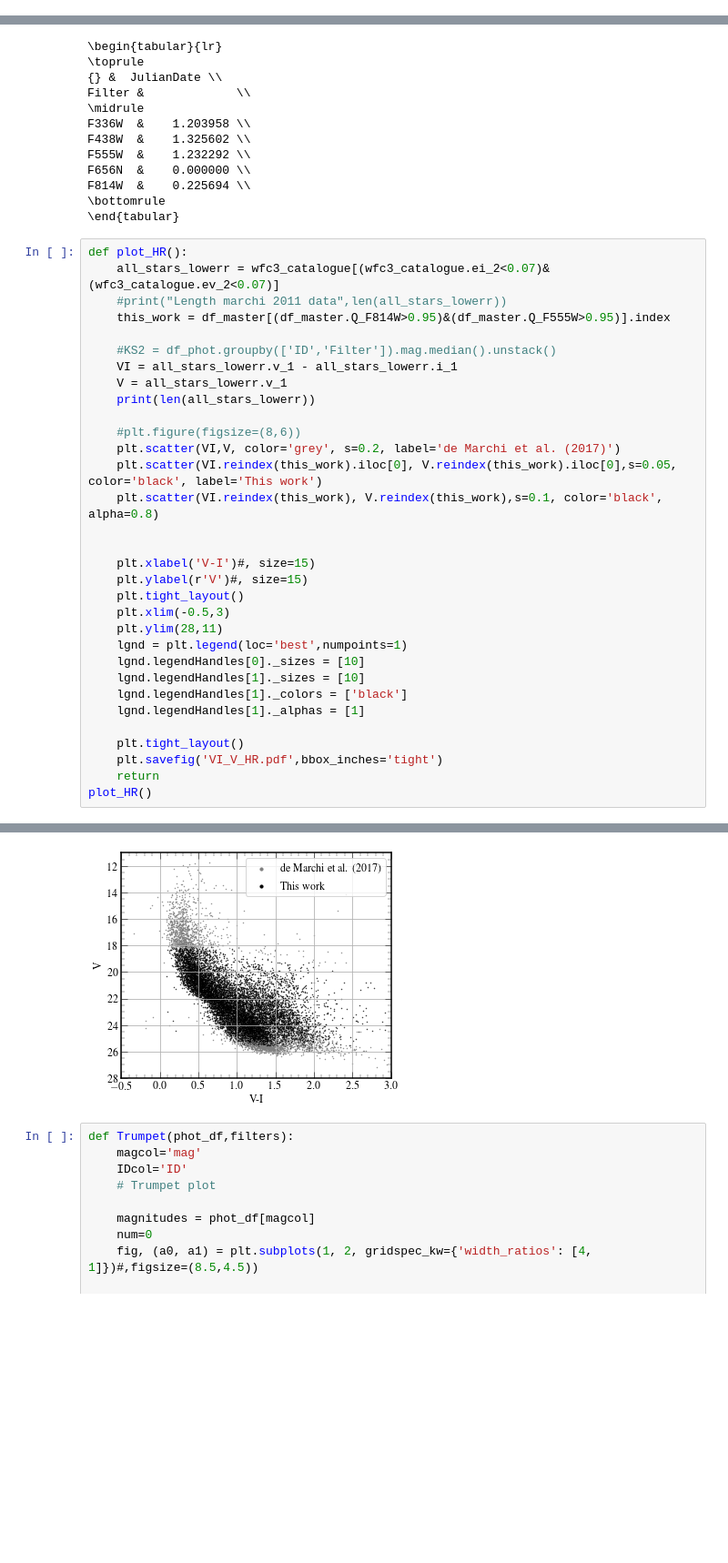
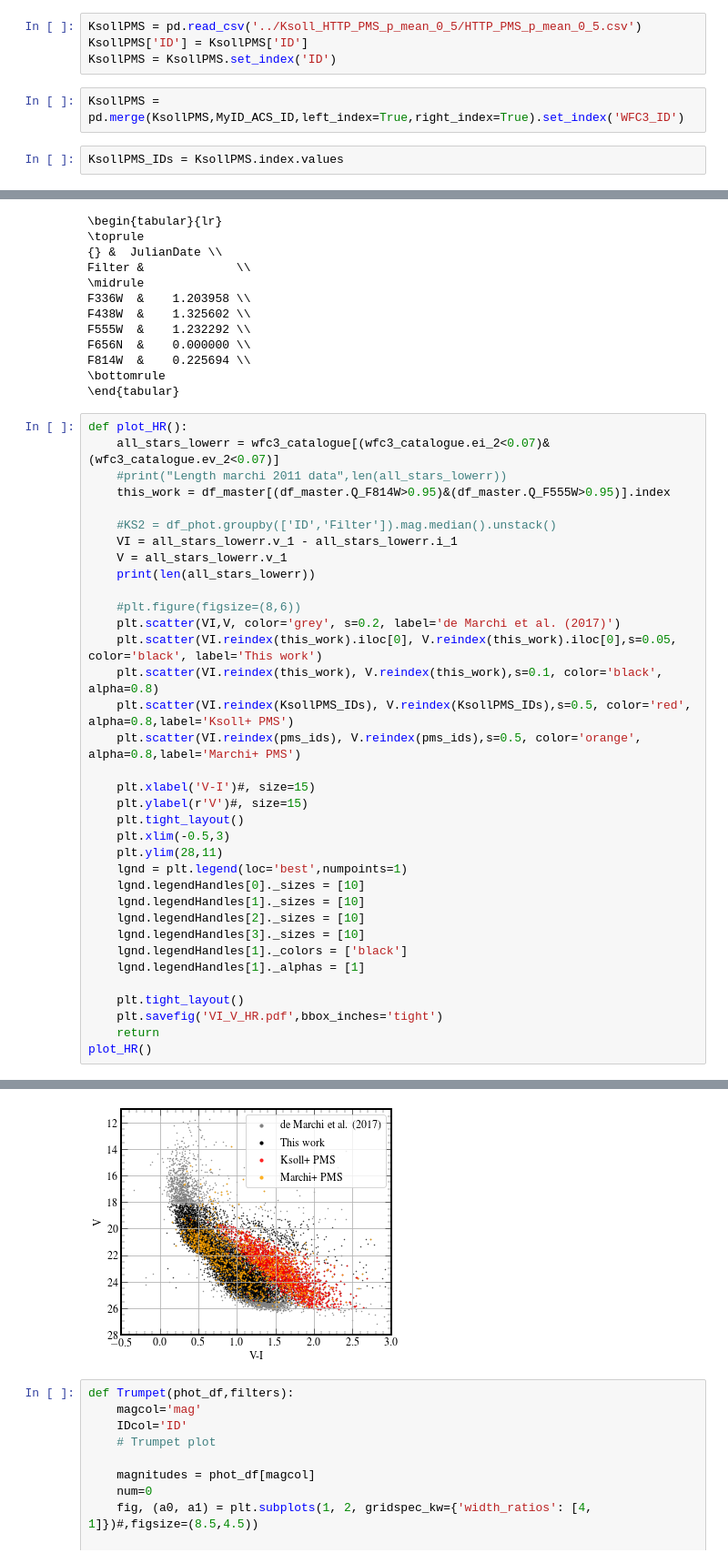
Before and after one commit to LuukOudshoorn25/KS2Analysis, a Jupyter notebook: 30Dor_KS2/KS2 Analysis.ipynb, the cells around one changed output, grey strips where cells are left out. Shown at 91% size. Cells and saved outputs as stored; diff of their text form; blank space fills up the shorter version.

```diff
--- a/30Dor_KS2/KS2 Analysis.ipynb
+++ b/30Dor_KS2/KS2 Analysis.ipynb
@@ -216,6 +216,14 @@ def Q_plot():
 Q_plot()
 # %% [output]
 [figure]
+# %%
+KsollPMS = pd.read_csv('../Ksoll_HTTP_PMS_p_mean_0_5/HTTP_PMS_p_mean_0_5.csv')
+KsollPMS['ID'] = KsollPMS['ID']
+KsollPMS = KsollPMS.set_index('ID')
+# %%
+KsollPMS = pd.merge(KsollPMS,MyID_ACS_ID,left_index=True,right_index=True).set_index('WFC3_ID')
+# %%
+KsollPMS_IDs = KsollPMS.index.values
 # %%
 # Get the time resolved catalogue
 # Match on positions
@@ -628,35 +636,38 @@ def plot_HR():
     #print("Length marchi 2011 data",len(all_stars_lowerr))
     this_work = df_master[(df_master.Q_F814W>0.95)&(df_master.Q_F555W>0.95)].index
 
     #KS2 = df_phot.groupby(['ID','Filter']).mag.median().unstack()
     VI = all_stars_lowerr.v_1 - all_stars_lowerr.i_1
     V = all_stars_lowerr.v_1
     print(len(all_stars_lowerr))
 
     #plt.figure(figsize=(8,6))
     plt.scatter(VI,V, color='grey', s=0.2, label='de Marchi et al. (2017)')
     plt.scatter(VI.reindex(this_work).iloc[0], V.reindex(this_work).iloc[0],s=0.05, color='black', label='This work')
     plt.scatter(VI.reindex(this_work), V.reindex(this_work),s=0.1, color='black', alpha=0.8)
-
+    plt.scatter(VI.reindex(KsollPMS_IDs), V.reindex(KsollPMS_IDs),s=0.5, color='red', alpha=0.8,label='Ksoll+ PMS')
+    plt.scatter(VI.reindex(pms_ids), V.reindex(pms_ids),s=0.5, color='orange', alpha=0.8,label='Marchi+ PMS')
 
     plt.xlabel('V-I')#, size=15)
     plt.ylabel(r'V')#, size=15)
     plt.tight_layout()
     plt.xlim(-0.5,3)
     plt.ylim(28,11)
     lgnd = plt.legend(loc='best',numpoints=1)
     lgnd.legendHandles[0]._sizes = [10]
     lgnd.legendHandles[1]._sizes = [10]
+    lgnd.legendHandles[2]._sizes = [10]
+    lgnd.legendHandles[3]._sizes = [10]
     lgnd.legendHandles[1]._colors = ['black']
     lgnd.legendHandles[1]._alphas = [1]
 
     plt.tight_layout()
     plt.savefig('VI_V_HR.pdf',bbox_inches='tight')
     return
 plot_HR()
 # %% [output]
 14421
-[figure, old version]
+[figure, new version]
 # %%
 def Trumpet(phot_df,filters):
     magcol='mag'
```
Also changed, not shown: parts of 24 cells of this notebook.
